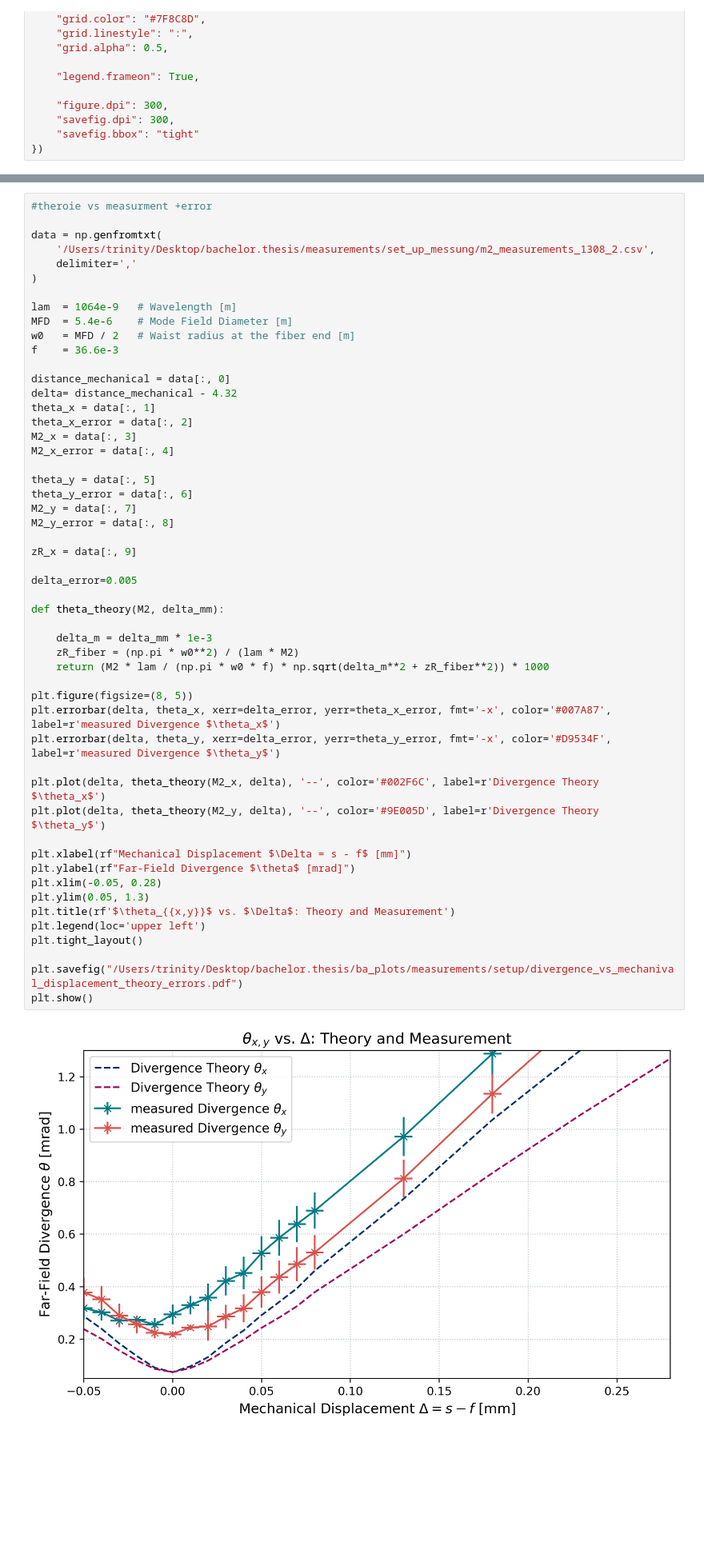
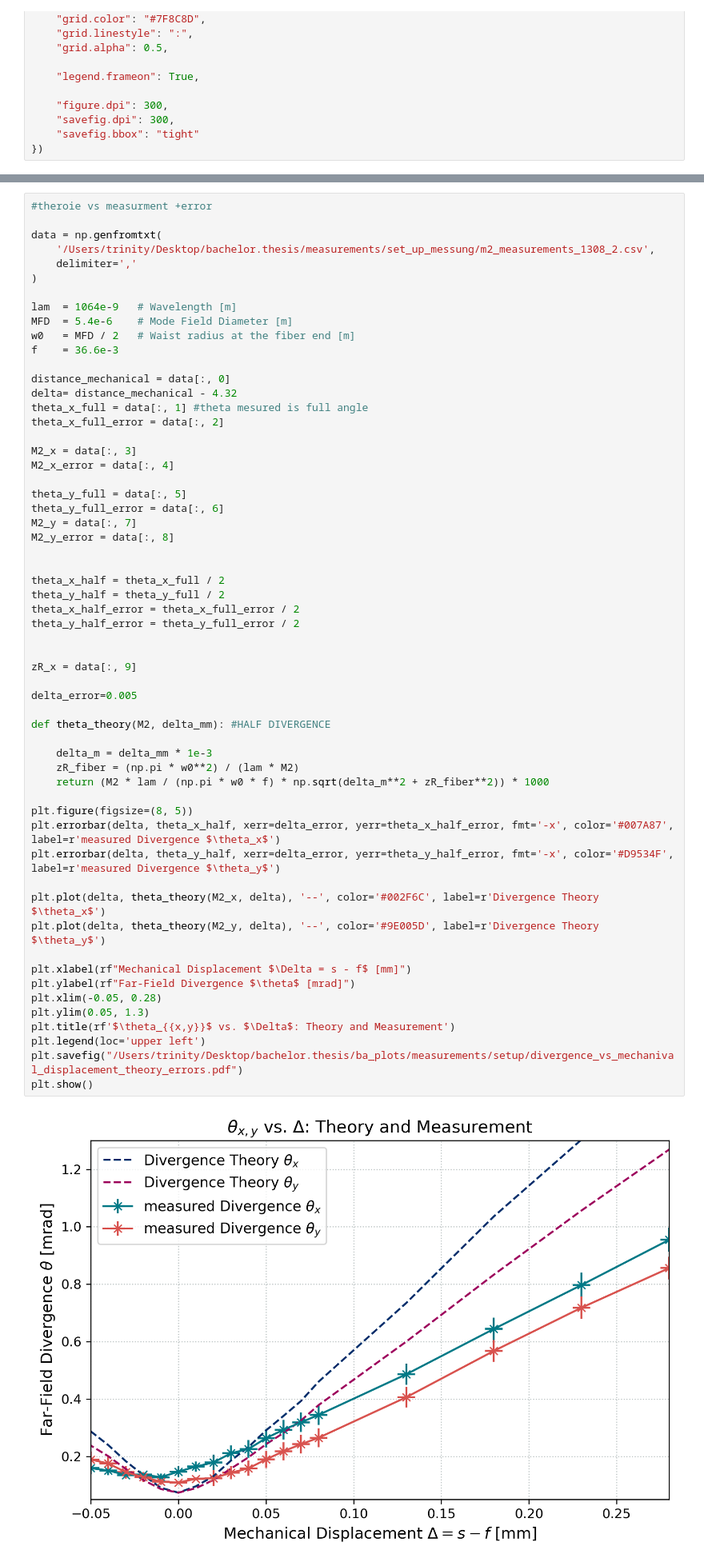
Before and after one commit to CodeTurtleT/lasercom-divergence-control, a Jupyter notebook: testbed_m2_measurements.ipynb, the cells around one changed output, grey strips where cells are left out. Shown at 80% size. Cells and saved outputs as stored; diff of their text form; blank space fills up the shorter version.

```diff
--- a/testbed_m2_measurements.ipynb
+++ b/testbed_m2_measurements.ipynb
@@ -97,42 +103,48 @@ f    = 36.6e-3
 
 distance_mechanical = data[:, 0]
 delta= distance_mechanical - 4.32
-theta_x = data[:, 1]
-theta_x_error = data[:, 2]
+theta_x_full = data[:, 1] #theta mesured is full angle
+theta_x_full_error = data[:, 2]
+
 M2_x = data[:, 3]
 M2_x_error = data[:, 4]
 
-theta_y = data[:, 5]
-theta_y_error = data[:, 6]
+theta_y_full = data[:, 5]
+theta_y_full_error = data[:, 6]
 M2_y = data[:, 7]
 M2_y_error = data[:, 8]
+
+
+theta_x_half = theta_x_full / 2
+theta_y_half = theta_y_full / 2
+theta_x_half_error = theta_x_full_error / 2
+theta_y_half_error = theta_y_full_error / 2
+
 
 zR_x = data[:, 9]
 
 delta_error=0.005
 
-def theta_theory(M2, delta_mm):
+def theta_theory(M2, delta_mm): #HALF DIVERGENCE
 
     delta_m = delta_mm * 1e-3
     zR_fiber = (np.pi * w0**2) / (lam * M2)
     return (M2 * lam / (np.pi * w0 * f) * np.sqrt(delta_m**2 + zR_fiber**2)) * 1000
 
 plt.figure(figsize=(8, 5))
-plt.errorbar(delta, theta_x, xerr=delta_error, yerr=theta_x_error, fmt='-x', color='#007A87', label=r'measured Divergence $\theta_x$')
-plt.errorbar(delta, theta_y, xerr=delta_error, yerr=theta_y_error, fmt='-x', color='#D9534F', label=r'measured Divergence $\theta_y$')
+plt.errorbar(delta, theta_x_half, xerr=delta_error, yerr=theta_x_half_error, fmt='-x', color='#007A87', label=r'measured Divergence $\theta_x$')
+plt.errorbar(delta, theta_y_half, xerr=delta_error, yerr=theta_y_half_error, fmt='-x', color='#D9534F', label=r'measured Divergence $\theta_y$')
 
 plt.plot(delta, theta_theory(M2_x, delta), '--', color='#002F6C', label=r'Divergence Theory $\theta_x$')
 plt.plot(delta, theta_theory(M2_y, delta), '--', color='#9E005D', label=r'Divergence Theory $\theta_y$')
 
 plt.xlabel(rf"Mechanical Displacement $\Delta = s - f$ [mm]")
 plt.ylabel(rf"Far-Field Divergence $\theta$ [mrad]")
 plt.xlim(-0.05, 0.28)
 plt.ylim(0.05, 1.3)
 plt.title(rf'$\theta_{{x,y}}$ vs. $\Delta$: Theory and Measurement')
 plt.legend(loc='upper left')
-plt.tight_layout()
-
 plt.savefig("/Users/trinity/Desktop/bachelor.thesis/ba_plots/measurements/setup/divergence_vs_mechanival_displacement_theory_errors.pdf")
 plt.show()
 # %% [output]
-[figure, old version]
+[figure, new version]
```
Also changed, not shown: parts of 4 cells of this notebook, 4 other files.
